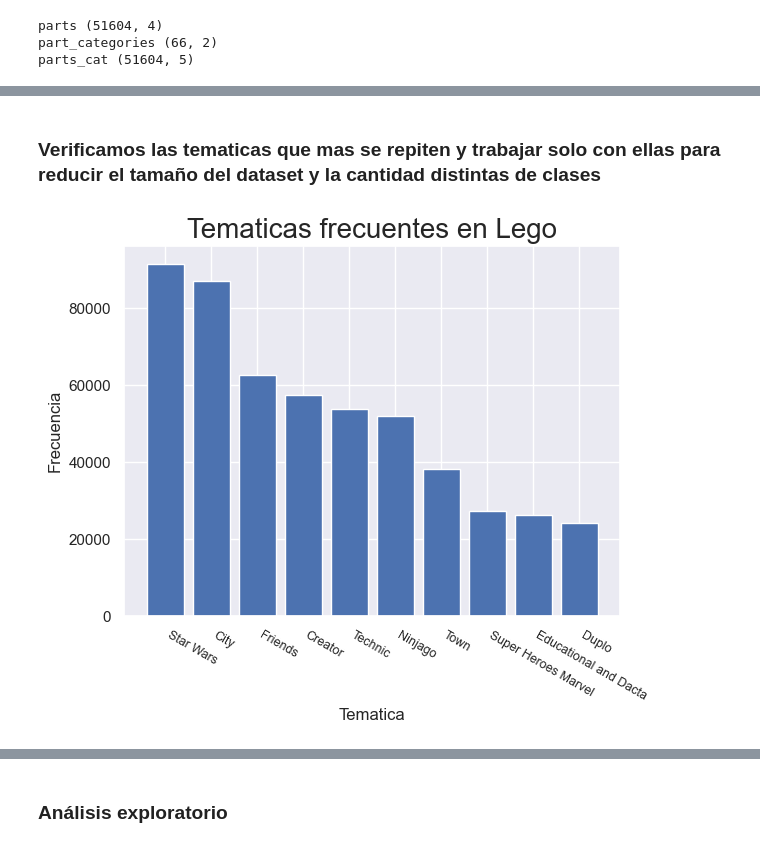
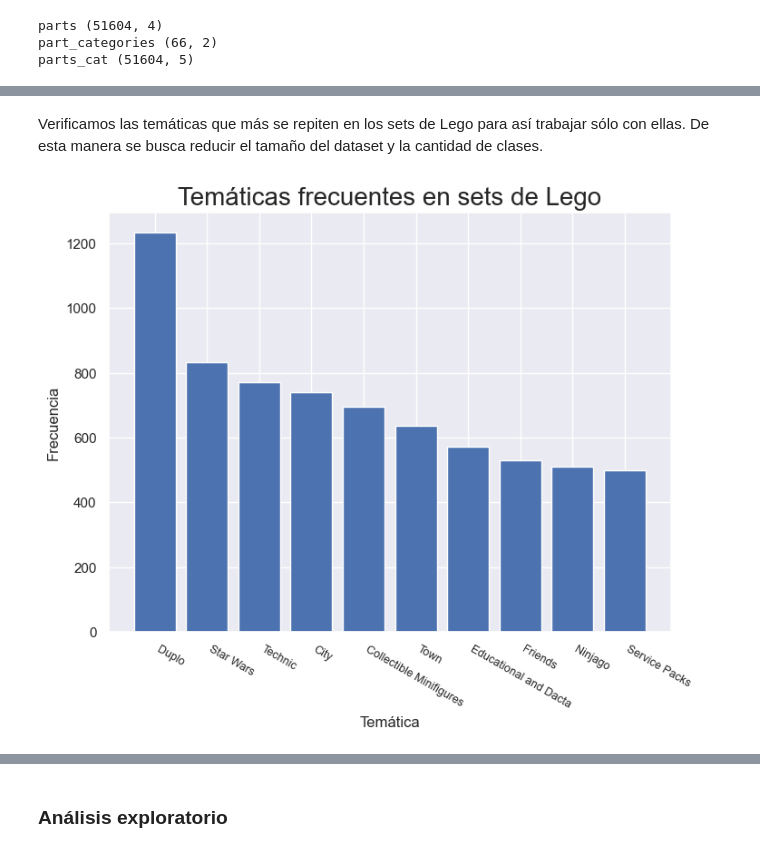
Before and after one commit to BenjaSar/AdD, a Jupyter notebook: TP_Integrador_AdD(ordenado).ipynb, the cells around one changed output, grey strips where cells are left out. Cells and saved outputs as stored; diff of their text form; code cells hidden in the pictures.

```diff
--- a/TP_Integrador_AdD(ordenado).ipynb
+++ b/TP_Integrador_AdD(ordenado).ipynb
@@ -797,15 +801,18 @@ df_final_completo
 # %% [markdown]
-### Verificamos las tematicas que mas se repiten y trabajar solo con ellas para reducir el tamaño del dataset y la cantidad distintas de clases
+Verificamos las temáticas que más se repiten en los sets de Lego para así trabajar sólo con ellas. De esta manera se busca reducir el tamaño del dataset y la cantidad de clases.
+# %%
+subset_df = df_final_completo[['set_num', 'themes_parent_name']]
+grouped_df = subset_df.groupby('set_num').first().reset_index()
 # %%
 top_tematica = 10
 
-fig, ax = plt.subplots()
-ax.bar(df_final_completo['themes_parent_name'].value_counts()[:top_tematica].index, df_final_completo['themes_parent_name'].value_counts()[:top_tematica])
-ax.set_xlabel('Tematica')
+fig, ax = plt.subplots(figsize=(8, 6))
+ax.bar(grouped_df['themes_parent_name'].value_counts()[:top_tematica].index, grouped_df['themes_parent_name'].value_counts()[:top_tematica])
+ax.set_xlabel('Temática')
 ax.set_ylabel('Frecuencia')
 plt.setp(ax.get_xticklabels(), fontsize=9, rotation=330, ha='left')
-ax.set_title("Tematicas frecuentes en Lego", fontsize = 20)
+ax.set_title("Temáticas frecuentes en sets de Lego", fontsize = 20)
 plt.show()
 # %% [output]
-[figure, old version]
+[figure, new version]
 # %%
```
Also changed, not shown: parts of 56 cells of this notebook.
